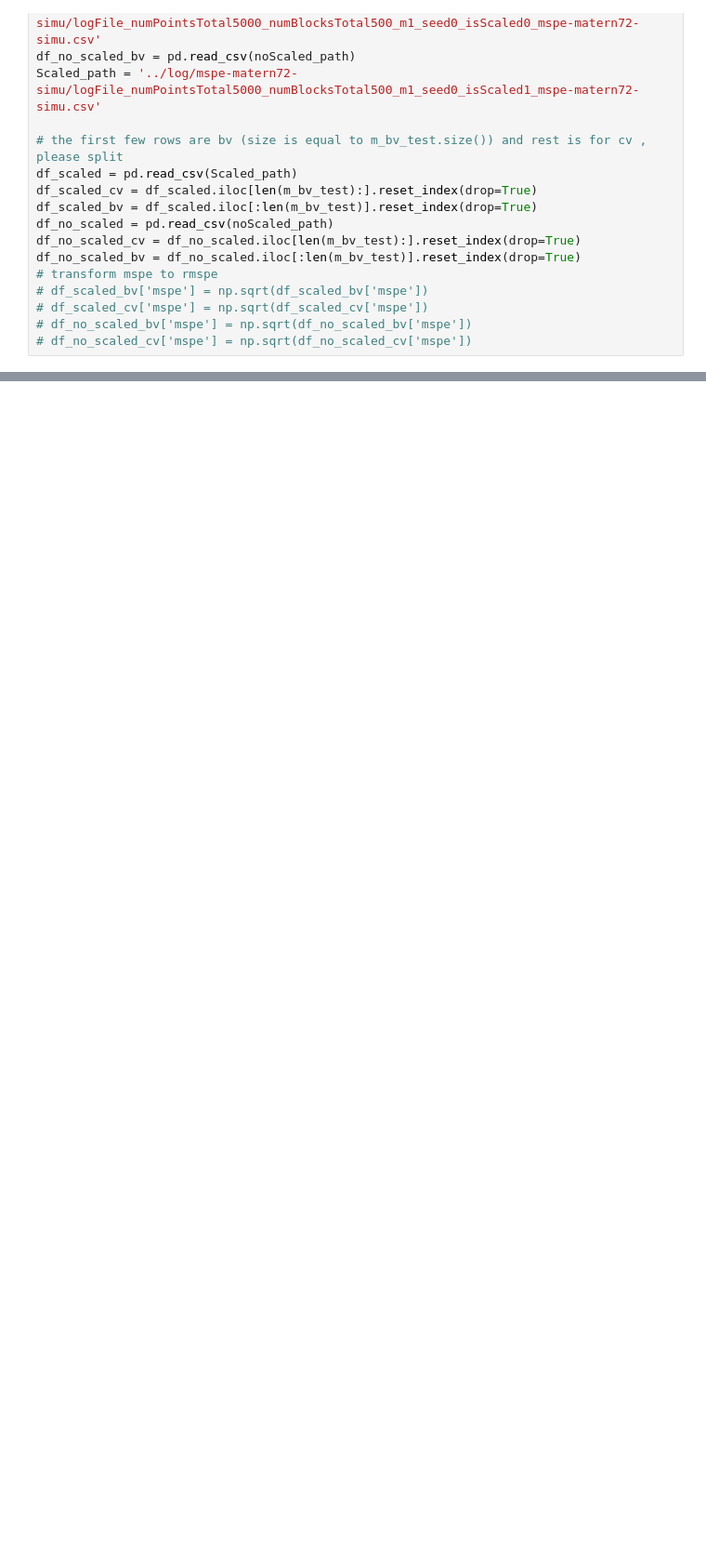
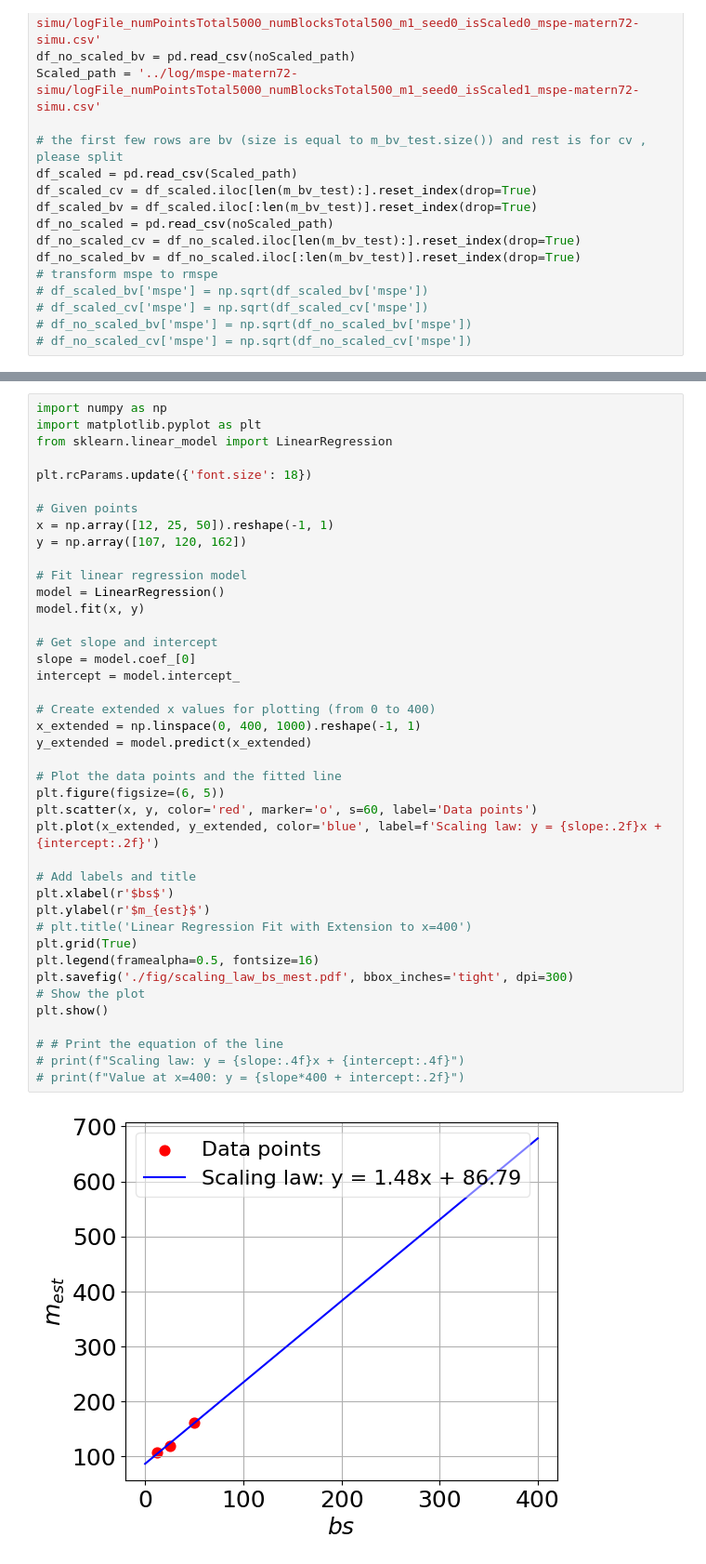
Before and after one commit to paper-code1/VecchiaConditionalExtremes, a Jupyter notebook: experiments/GPsimu.ipynb, the cells around one changed output, grey strips where cells are left out. Shown at 93% size. Saved outputs shown, nothing was run; the diff lists cells and outputs as text; blank space fills up the shorter version.

```diff
--- a/experiments/GPsimu.ipynb
+++ b/experiments/GPsimu.ipynb
@@ -356,0 +435,43 @@ plt.show()
+# %%
+import numpy as np
+import matplotlib.pyplot as plt
+from sklearn.linear_model import LinearRegression
+
+plt.rcParams.update({'font.size': 18})
+
+# Given points
+x = np.array([12, 25, 50]).reshape(-1, 1)
+y = np.array([107, 120, 162])
+
+# Fit linear regression model
+model = LinearRegression()
+model.fit(x, y)
+
+# Get slope and intercept
+slope = model.coef_[0]
+intercept = model.intercept_
+
+# Create extended x values for plotting (from 0 to 400)
+x_extended = np.linspace(0, 400, 1000).reshape(-1, 1)
+y_extended = model.predict(x_extended)
+
+# Plot the data points and the fitted line
+plt.figure(figsize=(6, 5))
+plt.scatter(x, y, color='red', marker='o', s=60, label='Data points')
+plt.plot(x_extended, y_extended, color='blue', label=f'Scaling law: y = {slope:.2f}x + {intercept:.2f}')
+
+# Add labels and title
+plt.xlabel(r'$bs$')
+plt.ylabel(r'$m_{est}$')
+# plt.title('Linear Regression Fit with Extension to x=400')
+plt.grid(True)
+plt.legend(framealpha=0.5, fontsize=16)
+plt.savefig('./fig/scaling_law_bs_mest.pdf', bbox_inches='tight', dpi=300)
+# Show the plot
+plt.show()
+
+# # Print the equation of the line
+# print(f"Scaling law: y = {slope:.4f}x + {intercept:.4f}")
+# print(f"Value at x=400: y = {slope*400 + intercept:.2f}")
+# %% [output]
+[figure, added]
```
Also changed, not shown: parts of 4 cells of this notebook, 2 other files.
